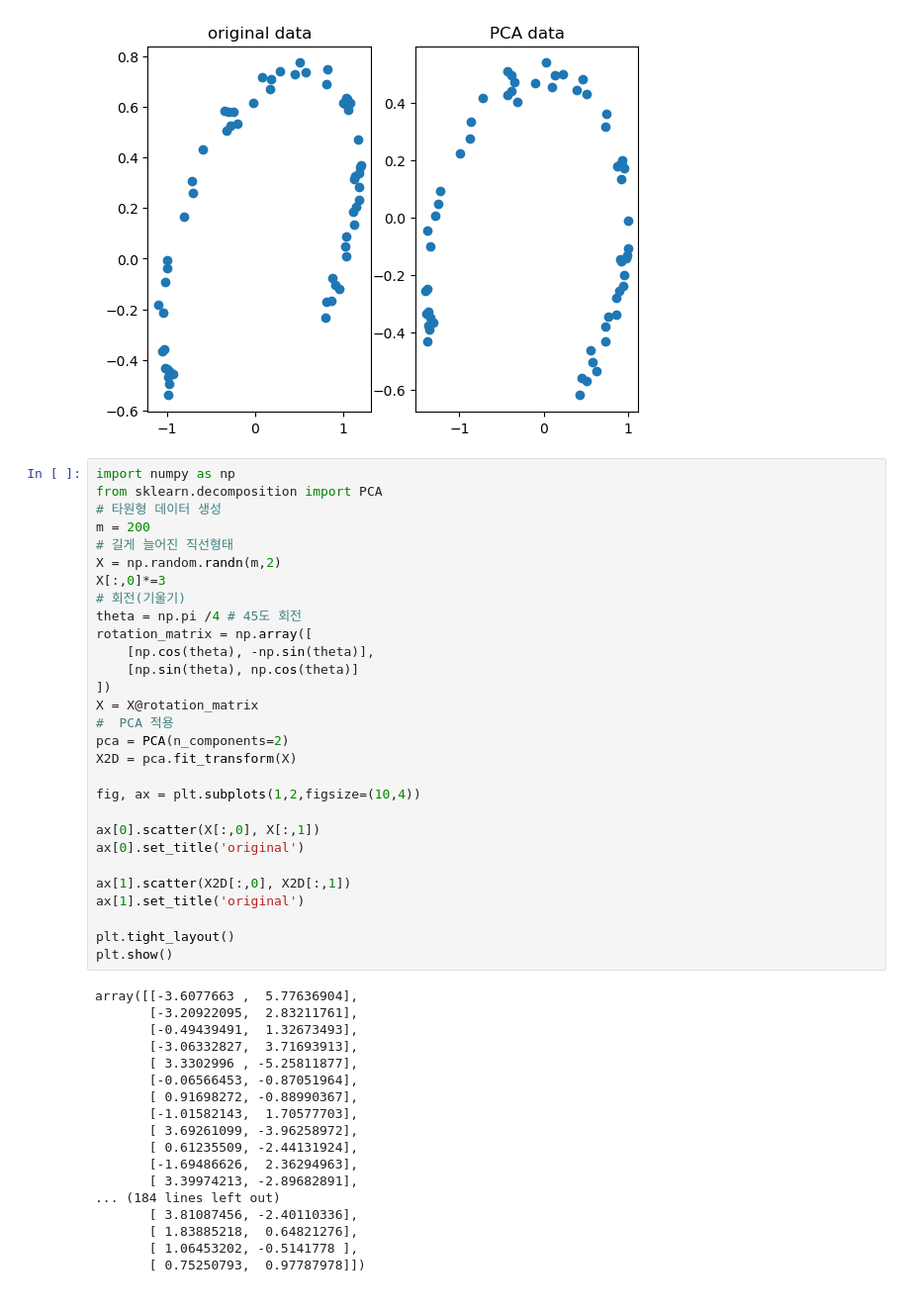
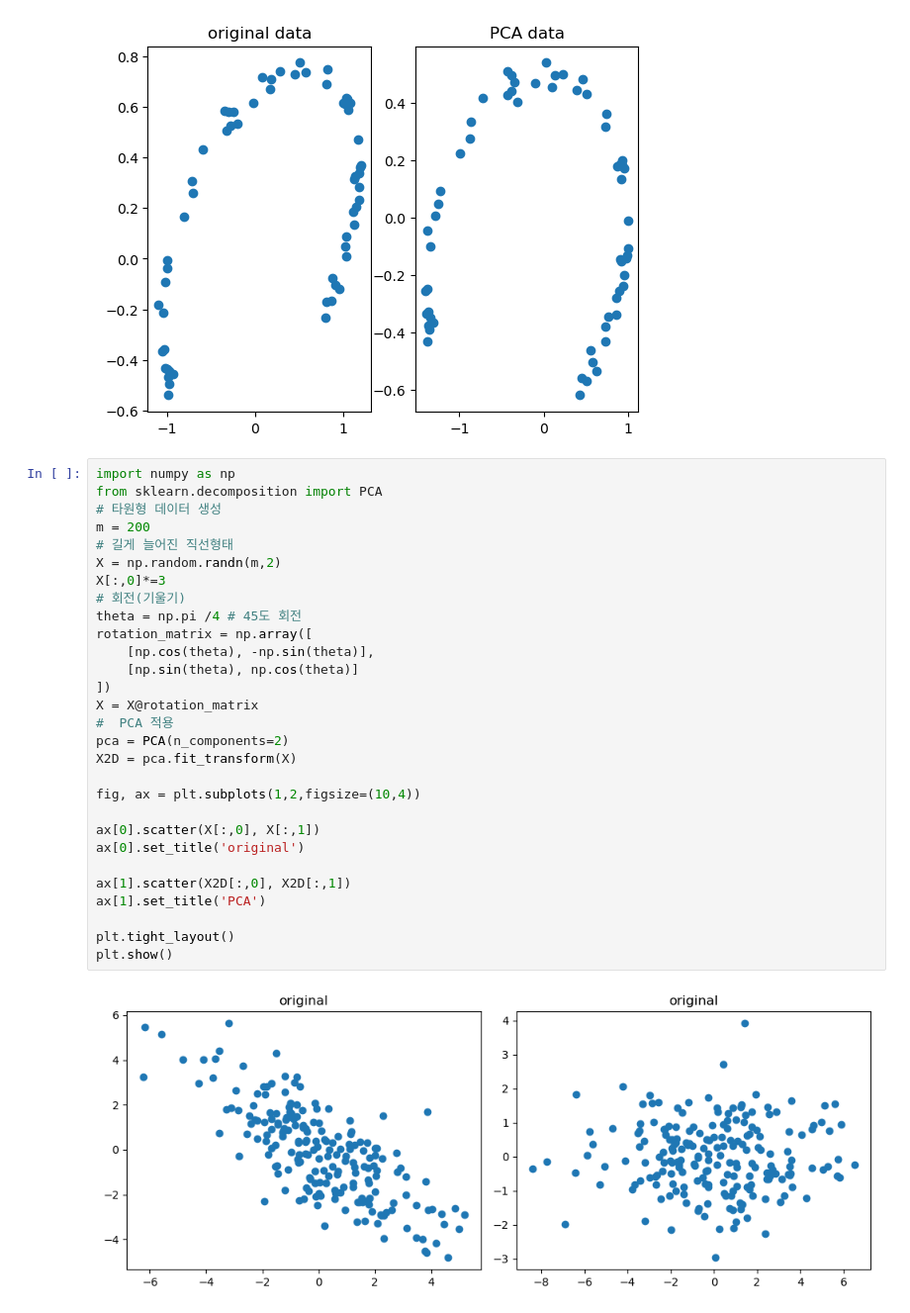
Before and after one commit to skn29teacher/skn29_lecture, a Jupyter notebook: 머신러닝/08.PCA/001.ipynb, the cells around one changed output. Shown at 99% size. Drawn from its saved outputs; the diff is of its cells as text.

```diff
--- a/머신러닝/08.PCA/001.ipynb
+++ b/머신러닝/08.PCA/001.ipynb
@@ -47,47 +47,31 @@ plt.show()
 # %%
 import numpy as np
 from sklearn.decomposition import PCA
 # 타원형 데이터 생성
 m = 200
 # 길게 늘어진 직선형태
 X = np.random.randn(m,2)
 X[:,0]*=3
 # 회전(기울기)
 theta = np.pi /4 # 45도 회전
 rotation_matrix = np.array([
     [np.cos(theta), -np.sin(theta)],
     [np.sin(theta), np.cos(theta)]
 ])
 X = X@rotation_matrix
 #  PCA 적용
 pca = PCA(n_components=2)
 X2D = pca.fit_transform(X)
 
 fig, ax = plt.subplots(1,2,figsize=(10,4))
 
 ax[0].scatter(X[:,0], X[:,1])
 ax[0].set_title('original')
 
 ax[1].scatter(X2D[:,0], X2D[:,1])
-ax[1].set_title('original')
+ax[1].set_title('PCA')
 
 plt.tight_layout()
 plt.show()
 # %% [output]
-array([[-3.6077663 ,  5.77636904],
-       [-3.20922095,  2.83211761],
-       [-0.49439491,  1.32673493],
-       [-3.06332827,  3.71693913],
-       [ 3.3302996 , -5.25811877],
-       [-0.06566453, -0.87051964],
-       [ 0.91698272, -0.88990367],
-       [-1.01582143,  1.70577703],
-       [ 3.69261099, -3.96258972],
-       [ 0.61235509, -2.44131924],
-       [-1.69486626,  2.36294963],
-       [ 3.39974213, -2.89682891],
-... (184 lines left out)
-       [ 3.81087456, -2.40110336],
-       [ 1.83885218,  0.64821276],
-       [ 1.06453202, -0.5141778 ],
-       [ 0.75250793,  0.97787978]])
+[figure, added]
```
